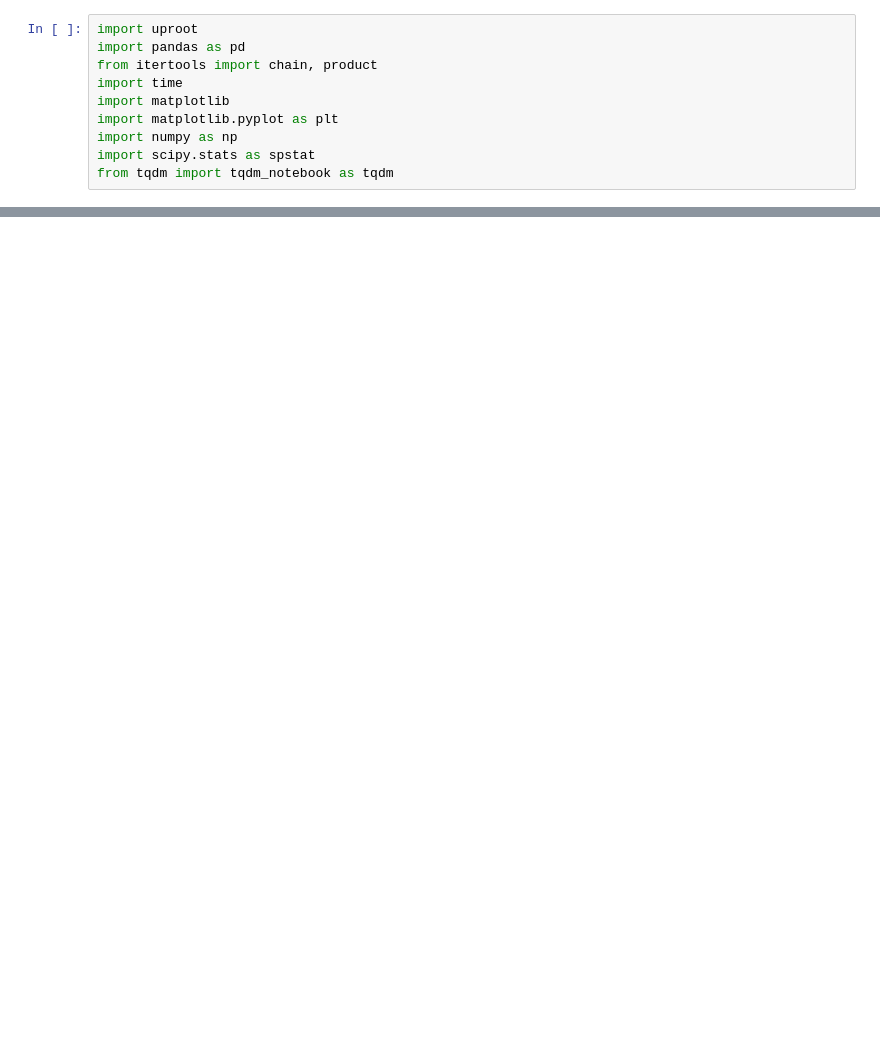
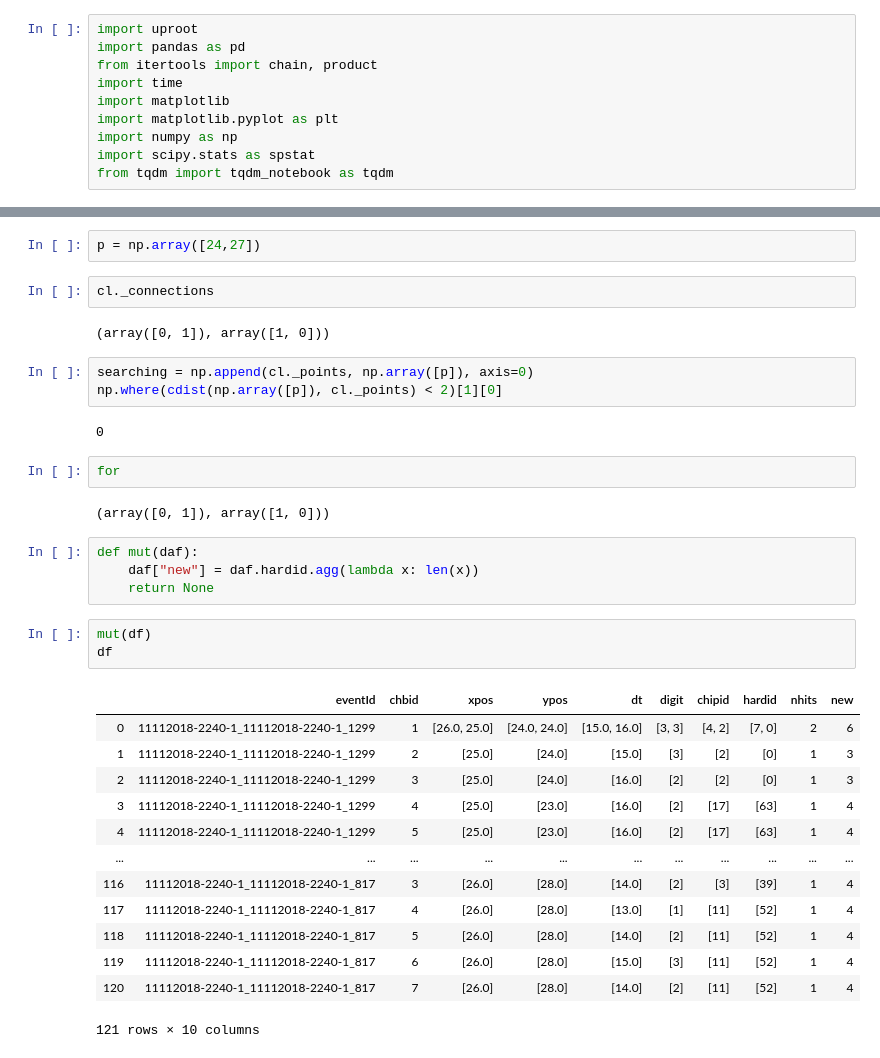
Before and after one commit to dansichi/RPWELL_SDHCAL_analysis, a Jupyter notebook: Untitled.ipynb, the cells around one changed output, grey strips where cells are left out. Cells and saved outputs as stored; diff of their text form; blank space fills up the shorter version.

```diff
--- a/Untitled.ipynb
+++ b/Untitled.ipynb
@@ -58,0 +173,36 @@ file["synthetic_np"].show()
+# %%
+p = np.array([24,27])
+# %%
+cl._connections
+# %% [output]
+(array([0, 1]), array([1, 0]))
+# %%
+searching = np.append(cl._points, np.array([p]), axis=0)
+np.where(cdist(np.array([p]), cl._points) < 2)[1][0]
+# %% [output]
+0
+# %%
+for
+# %% [output]
+(array([0, 1]), array([1, 0]))
+# %%
+def mut(daf):
+    daf["new"] = daf.hardid.agg(lambda x: len(x))
+    return None
+# %%
+mut(df)
+df
+# %% [output]
+|  | eventId | chbid | xpos | ypos | dt | digit | chipid | hardid | nhits | new |
+| 0 | 11112018-2240-1_11112018-2240-1_1299 | 1 | [26.0, 25.0] | [24.0, 24.0] | [15.0, 16.0] | [3, 3] | [4, 2] | [7, 0] | 2 | 6 |
+| 1 | 11112018-2240-1_11112018-2240-1_1299 | 2 | [25.0] | [24.0] | [15.0] | [3] | [2] | [0] | 1 | 3 |
+| 2 | 11112018-2240-1_11112018-2240-1_1299 | 3 | [25.0] | [24.0] | [16.0] | [2] | [2] | [0] | 1 | 3 |
+| 3 | 11112018-2240-1_11112018-2240-1_1299 | 4 | [25.0] | [23.0] | [16.0] | [2] | [17] | [63] | 1 | 4 |
+| 4 | 11112018-2240-1_11112018-2240-1_1299 | 5 | [25.0] | [23.0] | [16.0] | [2] | [17] | [63] | 1 | 4 |
+| ... | ... | ... | ... | ... | ... | ... | ... | ... | ... | ... |
+| 116 | 11112018-2240-1_11112018-2240-1_817 | 3 | [26.0] | [28.0] | [14.0] | [2] | [3] | [39] | 1 | 4 |
+| 117 | 11112018-2240-1_11112018-2240-1_817 | 4 | [26.0] | [28.0] | [13.0] | [1] | [11] | [52] | 1 | 4 |
+| 118 | 11112018-2240-1_11112018-2240-1_817 | 5 | [26.0] | [28.0] | [14.0] | [2] | [11] | [52] | 1 | 4 |
+| 119 | 11112018-2240-1_11112018-2240-1_817 | 6 | [26.0] | [28.0] | [15.0] | [3] | [11] | [52] | 1 | 4 |
+| 120 | 11112018-2240-1_11112018-2240-1_817 | 7 | [26.0] | [28.0] | [14.0] | [2] | [11] | [52] | 1 | 4 |
+121 rows × 10 columns
```
Also changed, not shown: parts of 48 cells of this notebook, 10 other files.
